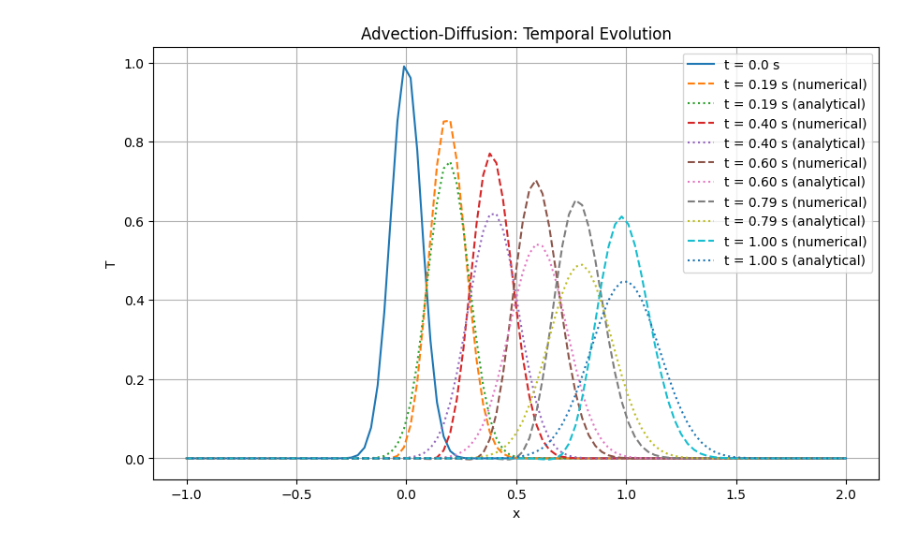
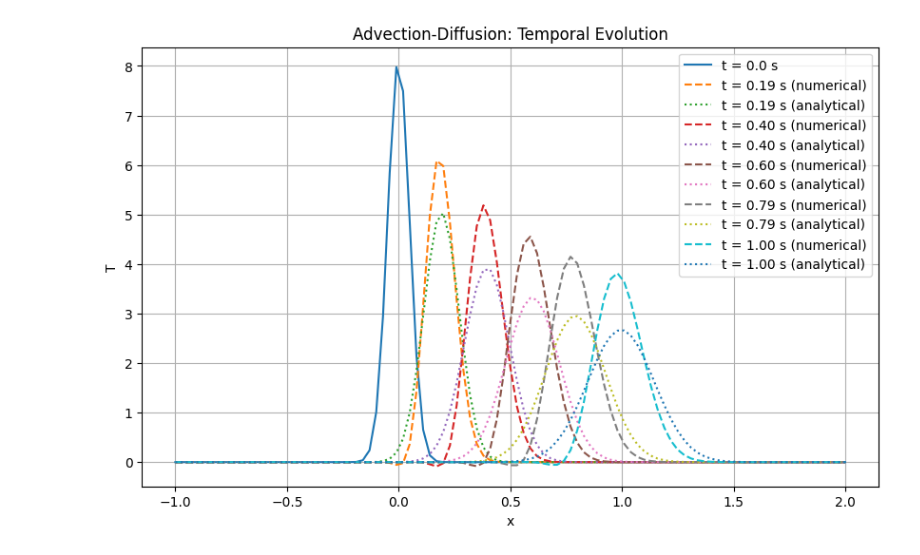
Before and after one commit to onishiryo/CFDlecture, a Jupyter notebook: 1d-adv-diff.ipynb, the cells around one changed output. Cells and saved outputs as stored; diff of their text form; code cells hidden in the pictures.

```diff
--- a/1d-adv-diff.ipynb
+++ b/1d-adv-diff.ipynb
@@ -17,15 +17,20 @@ dt = CFL * dx / u  # Time step size based on advection
 Nt = int(Tmax / dt)  # Number of time steps
 
 # Grids
-x = np.linspace(xmin, xmax, Nx)
+x = np.linspace(xmin, xmax, Nx) # [xmin xmin+dx xmin+2dx ... (Nx-2)dx (Nx-1)dx=xmax]
 
 # Initial condition (Gaussian profile centered at x=0)
-T0 = np.exp(-100 * (x - 0.0)**2)
+tt0 = 10.0*dt #shift 10dt
+xx0 = - u*tt0
+
+# T0 = np.exp(-100 * (x - 0.0)**2)
+T0 = np.exp(- (x - xx0 - u* tt0)**2 / (4.0 * nu * tt0)) / np.sqrt(4.0 * np.pi * nu * tt0)
 T = T0.copy()
 
 # For analytical solution (advection-diffusion of Gaussian)
 def analytical_solution(x, t, nu, u):
-    return np.exp(-100 * (x - 0.0 - u*t)**2 / (1 + 400 * nu * t)) / np.sqrt(1 + 400 * nu * t)
+    # return np.exp(-100 * (x - 0.0 - u*t)**2 / (1 + 400 * nu * t)) / np.sqrt(1 + 400 * nu * t)
+    return np.exp(- (x - xx0 - u*(t+tt0))**2 / (4.0 * nu * (t+tt0))) / np.sqrt(4.0 * np.pi * nu * (t+tt0))
 
 # Plot initial condition
 plt.figure(figsize=(10,6))
@@ -34,38 +39,33 @@ plt.plot(x, T0, label=f"t = 0.0 s")
 # Time advancement
 plot_times = np.arange(0.2, Tmax + 0.2, 0.2)
 plot_indices = [int(time / dt) for time in plot_times]
 
 for n in range(1, Nt+1):
     Tn = T.copy()
 
     # Interior points
     for i in range(1, Nx-1):
         advection = - u * (Tn[i+1] - Tn[i-1]) / (2*dx)
         diffusion = nu * (Tn[i+1] - 2*Tn[i] + Tn[i-1]) / dx**2
         T[i] = Tn[i] + dt * (advection + diffusion)
 
     # Boundary conditions (Dirichlet: T=0 at boundaries)
     T[0] = 0
-    T[-1] = 0
+    # T[-1] = 0
+    T[Nx-1] = 0
 
     # Plot at specified times
     if n in plot_indices:
         T_ana = analytical_solution(x, n*dt, nu, u)
         plt.plot(x, T, label=f"t = {n*dt:.2f} s (numerical)", linestyle='--')
         plt.plot(x, T_ana, label=f"t = {n*dt:.2f} s (analytical)", linestyle=':')
 
 # Final plot adjustments
 plt.xlabel('x')
 plt.ylabel('T')
 plt.title('Advection-Diffusion: Temporal Evolution')
 plt.legend()
 plt.grid()
 plt.show()
-
-# Test case: check initial condition match
-assert np.allclose(T0, np.exp(-100 * (x - 0.0)**2)), "Initial condition mismatch"
-
-# Test case: verify that boundary conditions are enforced
-assert T[0] == 0 and T[-1] == 0, "Boundary conditions not enforced correctly"
 # %% [output]
-[figure, old version]
+[figure, new version]
```
